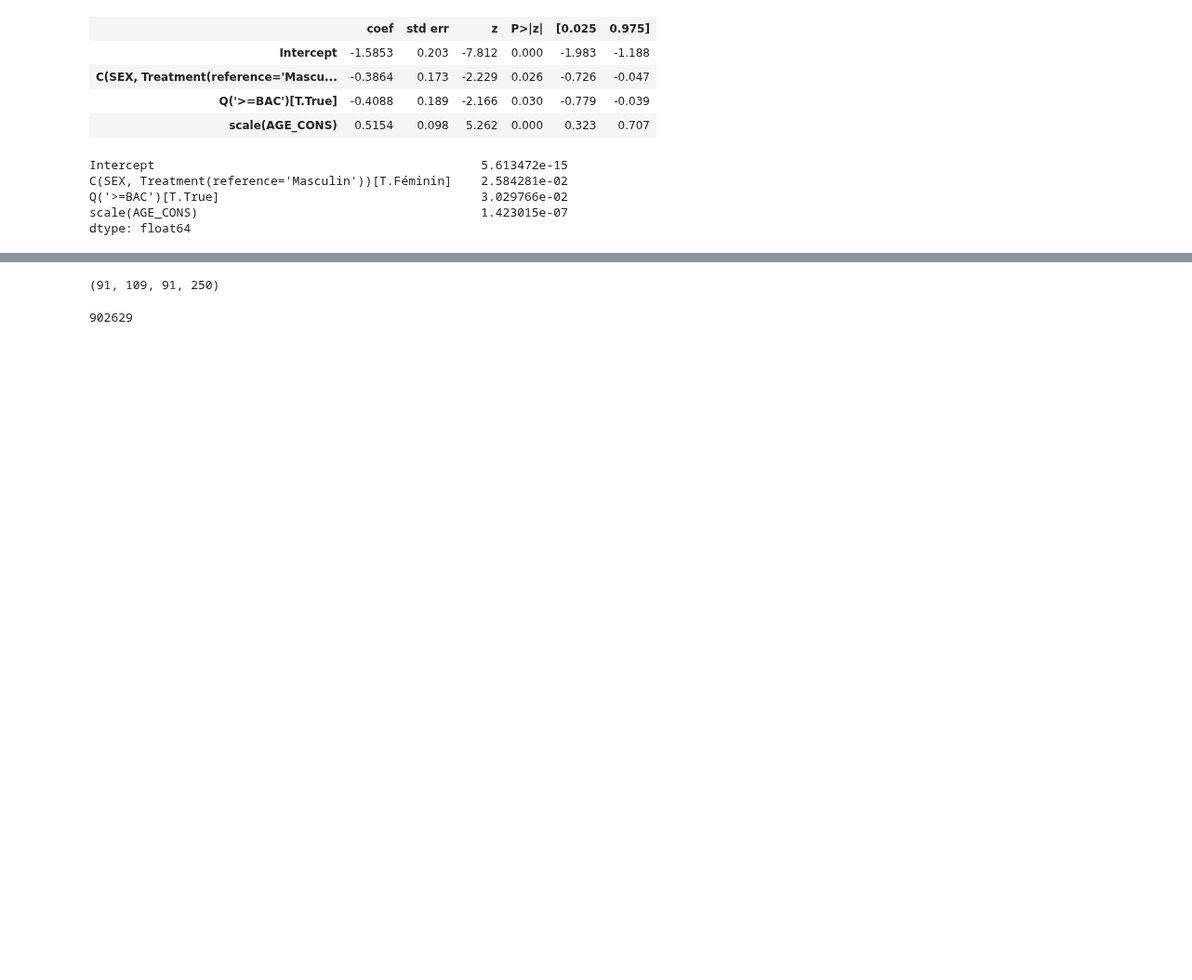
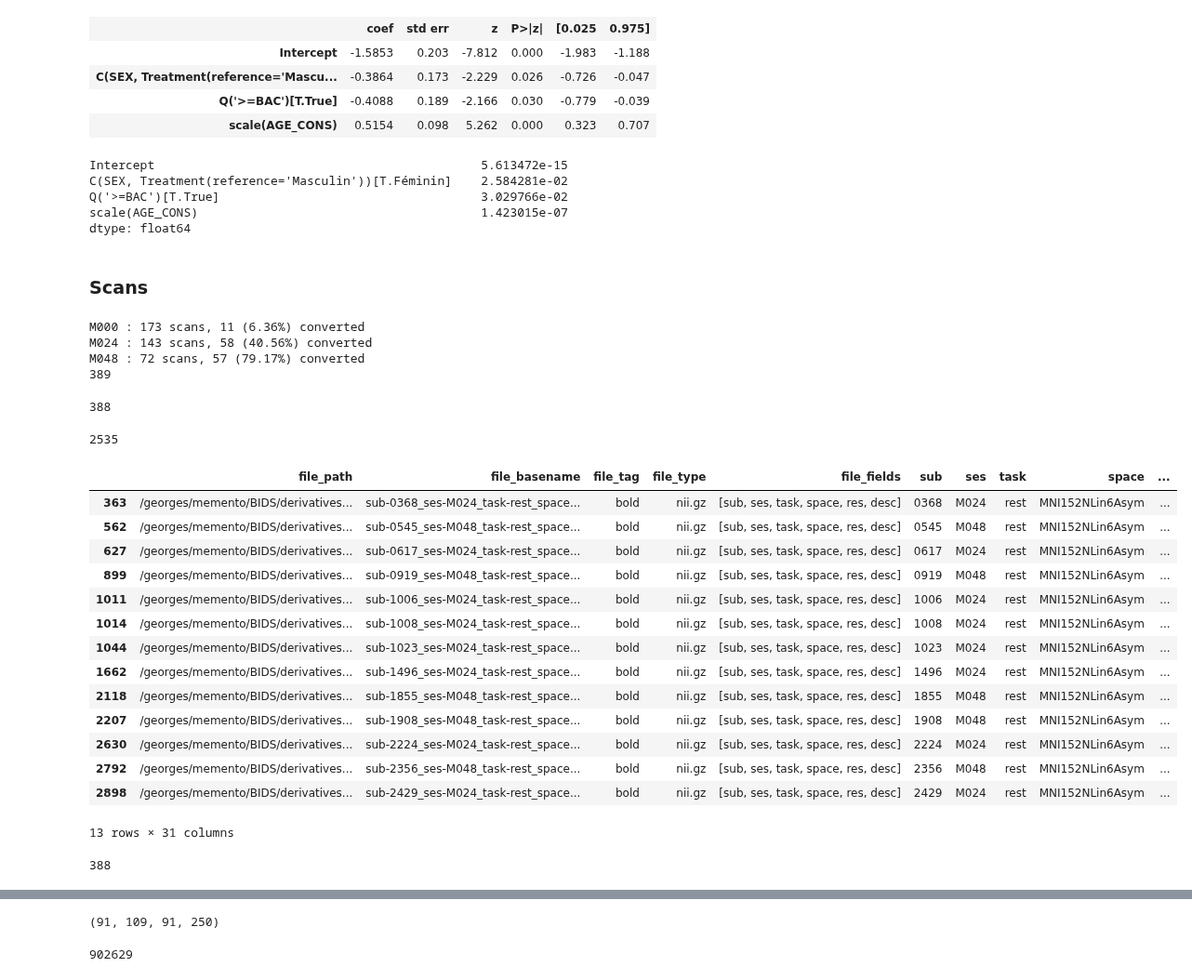
Before and after one commit to jonathan-legrand/bold-dementia, a Jupyter notebook: notebooks/population_stat.ipynb, the cells around one changed output, grey strips where cells are left out. Shown at 93% size. Drawn from its saved outputs; the diff is of its cells as text; code cells hidden in the pictures; blank space fills up the shorter version.

```diff
--- a/notebooks/population_stat.ipynb
+++ b/notebooks/population_stat.ipynb
@@ -150,3 +129,61 @@ C(SEX, Treatment(reference='Masculin'))[T.Féminin]    2.584281e-02
 Q('>=BAC')[T.True]                                    3.029766e-02
 scale(AGE_CONS)                                       1.423015e-07
 dtype: float64
+# %% [markdown]
+### Scans
+# %%
+rd = memento.rest_dataset
+msk = ~rd.DEMENCE_DAT.isna()
+rd = rd[msk]
+
+# Be careful to use existing rows and not the row information
+# which comes from naive phenotypes
+for timestep in ("M000", "M024", "M048"):
+    sesdf = rd[rd.ses == timestep]
+
+    converted = (sesdf.loc[:, timestep] >= sesdf.DEMENCE_DAT)
+    n_converted = len(sesdf[converted]["sub"].unique())
+
+    has_scan = ~sesdf.loc[:, timestep].isna()
+    n_scans = len(sesdf[has_scan]["sub"].unique())
+
+    prop_converted = n_converted/n_scans * 100
+
+    print(f"{timestep} : {n_scans} scans, {n_converted} ({prop_converted:.2f}%) converted")
+
+print(len(memento.rest_dataset[msk]))
+# %% [output]
+M000 : 173 scans, 11 (6.36%) converted
+M024 : 143 scans, 58 (40.56%) converted
+M048 : 72 scans, 57 (79.17%) converted
+389
+# %%
+173 + 143 + 72
+# %% [output]
+388
+# %%
+1061 + 791 + 683
+# %% [output]
+2535
+# %%
+df[df.M000.isna()]
+# %% [output]
+|  | file_path | file_basename | file_tag | file_type | file_fields | sub | ses | task | space | ... |
+| 363 | /georges/memento/BIDS/derivatives... | sub-0368_ses-M024_task-rest_space... | bold | nii.gz | [sub, ses, task, space, res, desc] | 0368 | M024 | rest | MNI152NLin6Asym | ... |
+| 562 | /georges/memento/BIDS/derivatives... | sub-0545_ses-M048_task-rest_space... | bold | nii.gz | [sub, ses, task, space, res, desc] | 0545 | M048 | rest | MNI152NLin6Asym | ... |
+| 627 | /georges/memento/BIDS/derivatives... | sub-0617_ses-M024_task-rest_space... | bold | nii.gz | [sub, ses, task, space, res, desc] | 0617 | M024 | rest | MNI152NLin6Asym | ... |
+| 899 | /georges/memento/BIDS/derivatives... | sub-0919_ses-M048_task-rest_space... | bold | nii.gz | [sub, ses, task, space, res, desc] | 0919 | M048 | rest | MNI152NLin6Asym | ... |
+| 1011 | /georges/memento/BIDS/derivatives... | sub-1006_ses-M024_task-rest_space... | bold | nii.gz | [sub, ses, task, space, res, desc] | 1006 | M024 | rest | MNI152NLin6Asym | ... |
+| 1014 | /georges/memento/BIDS/derivatives... | sub-1008_ses-M024_task-rest_space... | bold | nii.gz | [sub, ses, task, space, res, desc] | 1008 | M024 | rest | MNI152NLin6Asym | ... |
+| 1044 | /georges/memento/BIDS/derivatives... | sub-1023_ses-M024_task-rest_space... | bold | nii.gz | [sub, ses, task, space, res, desc] | 1023 | M024 | rest | MNI152NLin6Asym | ... |
+| 1662 | /georges/memento/BIDS/derivatives... | sub-1496_ses-M024_task-rest_space... | bold | nii.gz | [sub, ses, task, space, res, desc] | 1496 | M024 | rest | MNI152NLin6Asym | ... |
+| 2118 | /georges/memento/BIDS/derivatives... | sub-1855_ses-M048_task-rest_space... | bold | nii.gz | [sub, ses, task, space, res, desc] | 1855 | M048 | rest | MNI152NLin6Asym | ... |
+| 2207 | /georges/memento/BIDS/derivatives... | sub-1908_ses-M048_task-rest_space... | bold | nii.gz | [sub, ses, task, space, res, desc] | 1908 | M048 | rest | MNI152NLin6Asym | ... |
+| 2630 | /georges/memento/BIDS/derivatives... | sub-2224_ses-M024_task-rest_space... | bold | nii.gz | [sub, ses, task, space, res, desc] | 2224 | M024 | rest | MNI152NLin6Asym | ... |
+| 2792 | /georges/memento/BIDS/derivatives... | sub-2356_ses-M048_task-rest_space... | bold | nii.gz | [sub, ses, task, space, res, desc] | 2356 | M048 | rest | MNI152NLin6Asym | ... |
+| 2898 | /georges/memento/BIDS/derivatives... | sub-2429_ses-M024_task-rest_space... | bold | nii.gz | [sub, ses, task, space, res, desc] | 2429 | M024 | rest | MNI152NLin6Asym | ... |
+13 rows × 31 columns
+# %%
+173 + 143 + 72
+# %% [output]
+388
```
Also changed, not shown: parts of 20 cells of this notebook.
